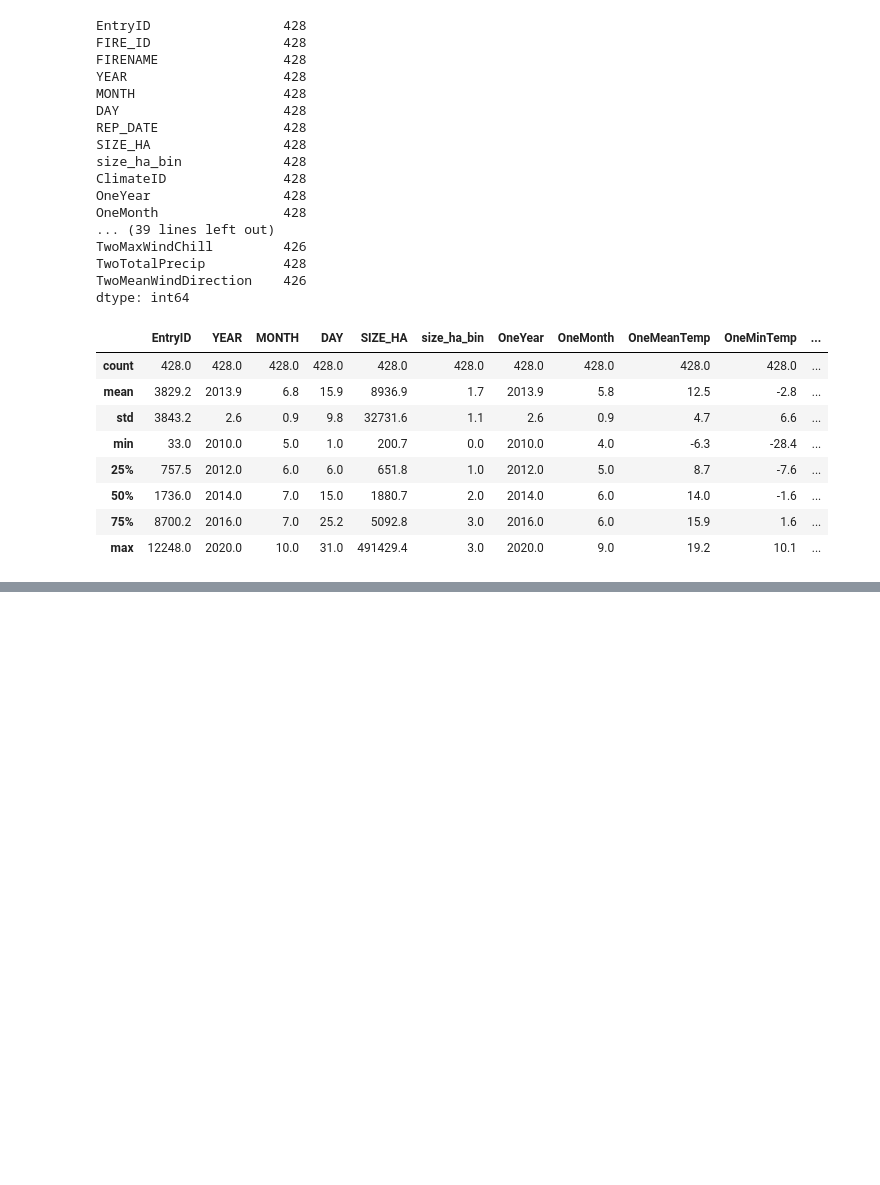
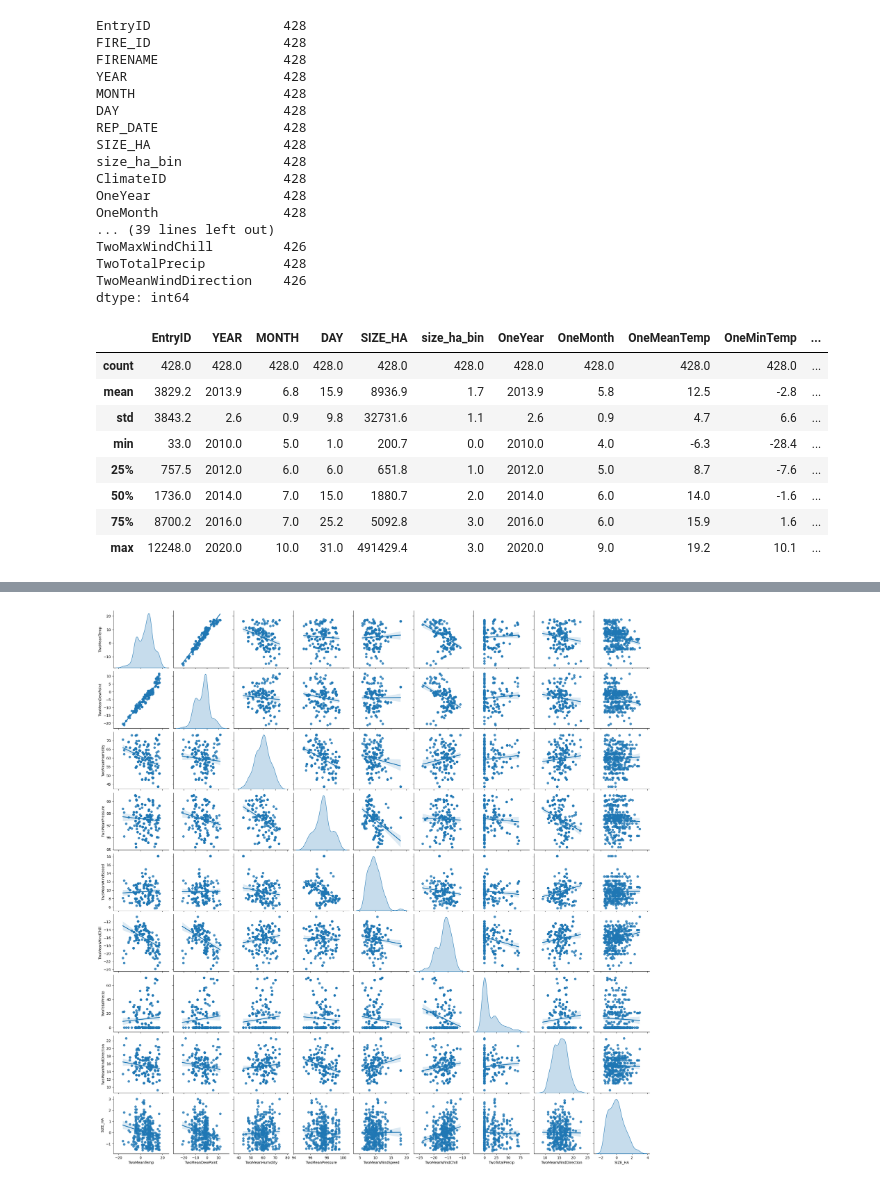
Before and after one commit to NouranEmad16/MLweatherForestFire, a Jupyter notebook: Data_step6_FeatureEvaluation.ipynb, the cells around one changed output, grey strips where cells are left out. Saved outputs shown, nothing was run; the diff lists cells and outputs as text; code cells hidden in the pictures; blank space fills up the shorter version.

```diff
--- a/Data_step6_FeatureEvaluation.ipynb
+++ b/Data_step6_FeatureEvaluation.ipynb
@@ -74,0 +211,6 @@ dfEval.describe()
+# %%
+train_dataset = X_train_means_two.copy(deep=True)
+train_dataset['SIZE_HA'] = Y_train
+pairplotTwo = sns.pairplot(train_dataset, kind="reg", diag_kind="kde")
+# %% [output]
+[figure, added]
```
Also changed, not shown: parts of 33 cells of this notebook, 2 other files.
